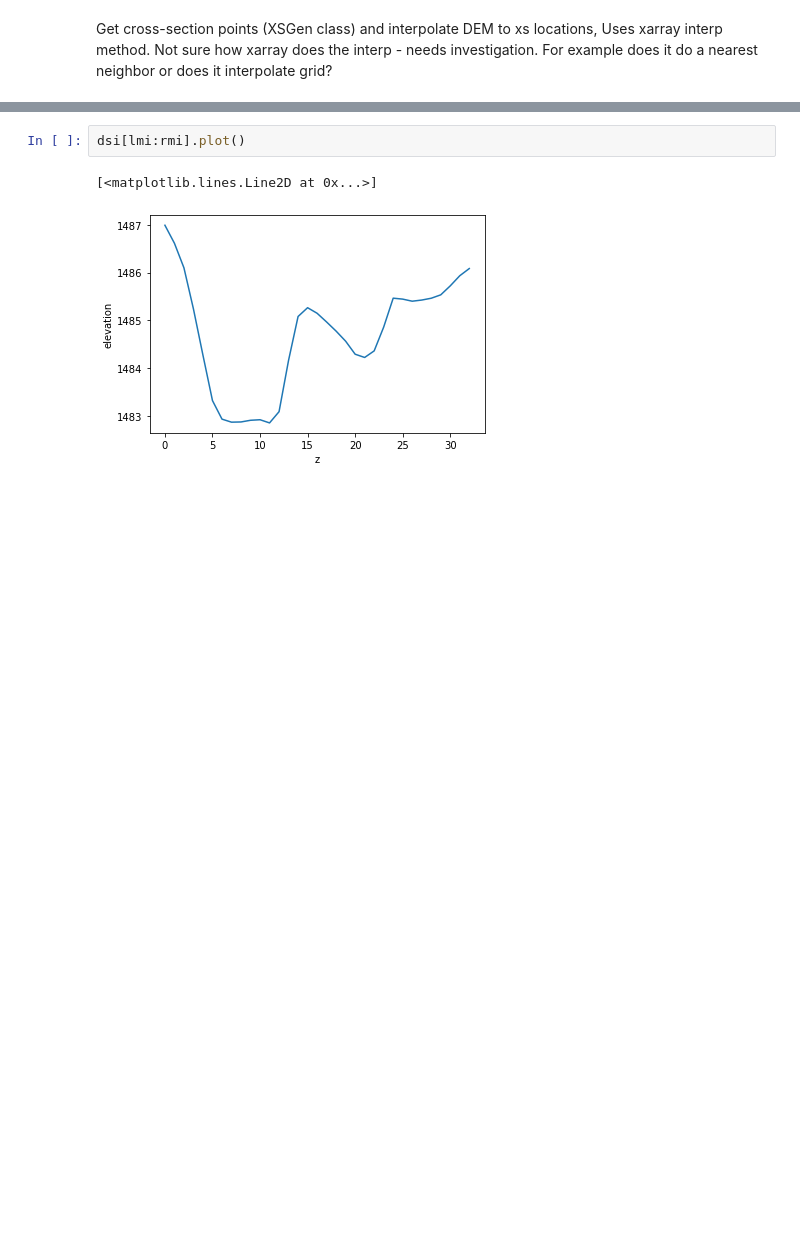
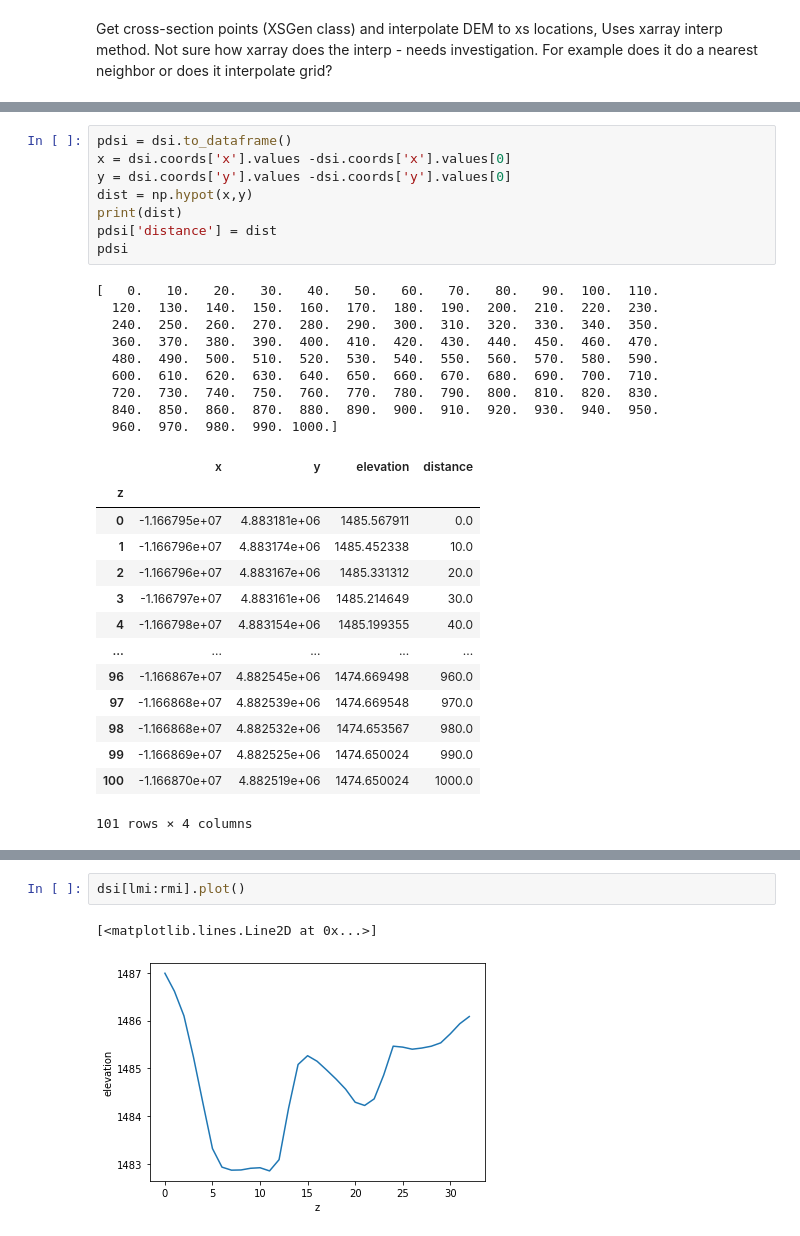
Before and after one commit to ACWI-SSWD/nldi_el_serv, a Jupyter notebook: notebook/NOAA_SRC_Demo_2021_18_02_DEMQ.ipynb, the cells around one changed output, grey strips where cells are left out. Drawn from its saved outputs; the diff is of its cells as text; blank space fills up the shorter version.

```diff
--- a/notebook/NOAA_SRC_Demo_2021_18_02-Copy1.ipynb
+++ b/notebook/NOAA_SRC_Demo_2021_18_02_DEMQ.ipynb
@@ -106,3 +146,35 @@ print(type(dsi))
+# %%
+pdsi = dsi.to_dataframe()
+x = dsi.coords['x'].values -dsi.coords['x'].values[0]
+y = dsi.coords['y'].values -dsi.coords['y'].values[0]
+dist = np.hypot(x,y)
+print(dist)
+pdsi['distance'] = dist
+pdsi
+# %% [output]
+[   0.   10.   20.   30.   40.   50.   60.   70.   80.   90.  100.  110.
+  120.  130.  140.  150.  160.  170.  180.  190.  200.  210.  220.  230.
+  240.  250.  260.  270.  280.  290.  300.  310.  320.  330.  340.  350.
+  360.  370.  380.  390.  400.  410.  420.  430.  440.  450.  460.  470.
+  480.  490.  500.  510.  520.  530.  540.  550.  560.  570.  580.  590.
+  600.  610.  620.  630.  640.  650.  660.  670.  680.  690.  700.  710.
+  720.  730.  740.  750.  760.  770.  780.  790.  800.  810.  820.  830.
+  840.  850.  860.  870.  880.  890.  900.  910.  920.  930.  940.  950.
+  960.  970.  980.  990. 1000.]
+|  | x | y | elevation | distance |
+| z |  |  |  |  |
+| 0 | -1.166795e+07 | 4.883181e+06 | 1485.567911 | 0.0 |
+| 1 | -1.166796e+07 | 4.883174e+06 | 1485.452338 | 10.0 |
+| 2 | -1.166796e+07 | 4.883167e+06 | 1485.331312 | 20.0 |
+| 3 | -1.166797e+07 | 4.883161e+06 | 1485.214649 | 30.0 |
+| 4 | -1.166798e+07 | 4.883154e+06 | 1485.199355 | 40.0 |
+| ... | ... | ... | ... | ... |
+| 96 | -1.166867e+07 | 4.882545e+06 | 1474.669498 | 960.0 |
+| 97 | -1.166868e+07 | 4.882539e+06 | 1474.669548 | 970.0 |
+| 98 | -1.166868e+07 | 4.882532e+06 | 1474.653567 | 980.0 |
+| 99 | -1.166869e+07 | 4.882525e+06 | 1474.650024 | 990.0 |
+| 100 | -1.166870e+07 | 4.882519e+06 | 1474.650024 | 1000.0 |
+101 rows × 4 columns
 # %%
 values = dsi.values
 lmi = np.where(values == max(values[:49]))[0][0]
```
Also changed, not shown: parts of 13 cells of this notebook, 6 other files.
